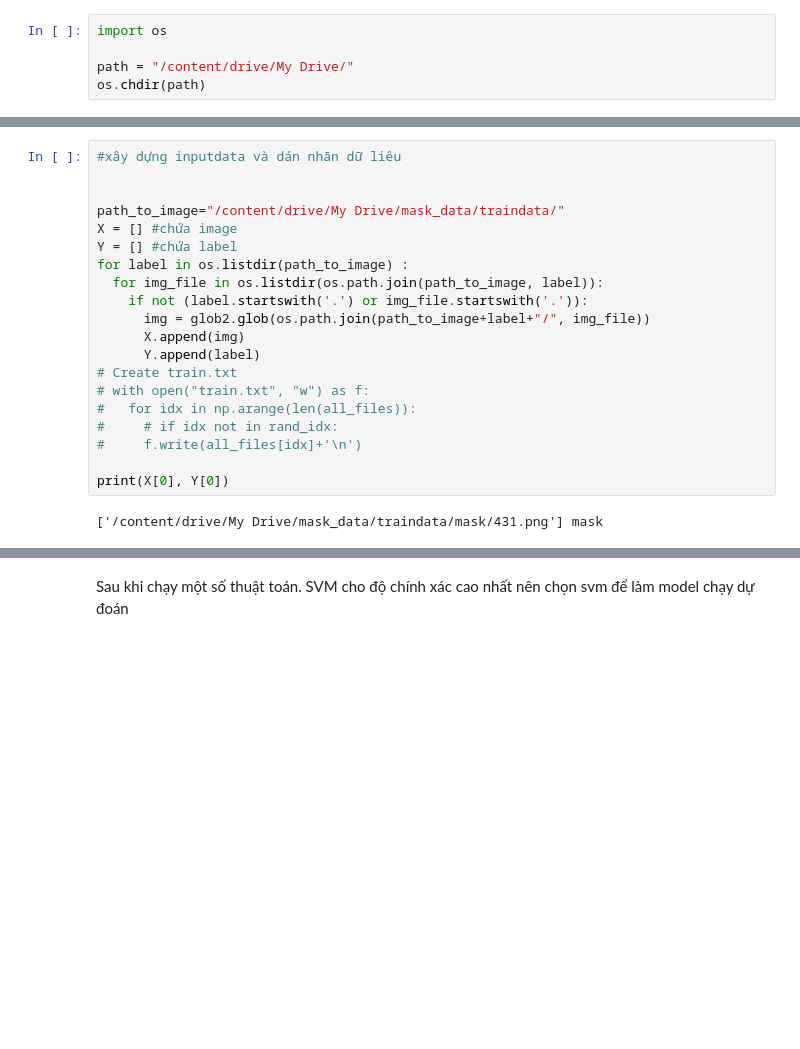
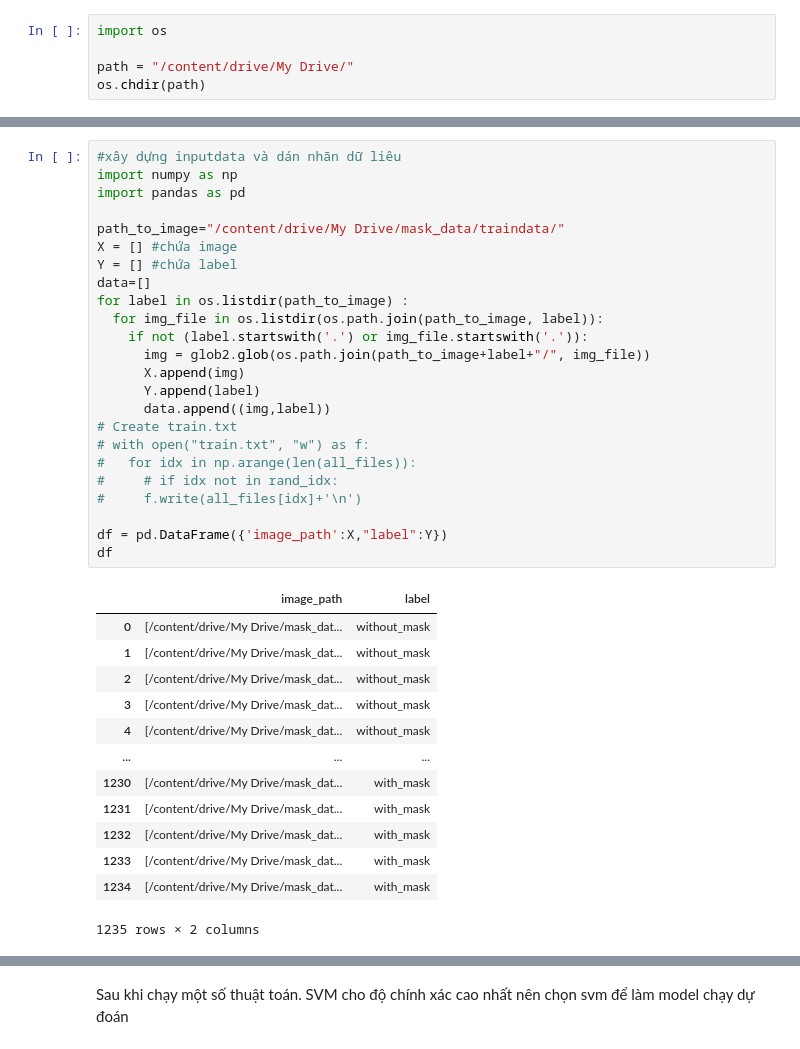
Before and after one commit to buixuanthanh96/CS114.K21, a Jupyter notebook: đồ_án_cuối_kỳ.ipynb, the cells around one changed output, grey strips where cells are left out. Saved outputs shown, nothing was run; the diff lists cells and outputs as text; blank space fills up the shorter version.

```diff
--- a/đồ_án_cuối_kỳ.ipynb
+++ b/đồ_án_cuối_kỳ.ipynb
@@ -108,25 +140,41 @@ without mask:  1459
 # %%
 #xây dựng inputdata và dán nhãn dữ liêu
-
+import numpy as np
+import pandas as pd
 
 path_to_image="/content/drive/My Drive/mask_data/traindata/"
 X = [] #chứa image
 Y = [] #chứa label
+data=[]
 for label in os.listdir(path_to_image) :
   for img_file in os.listdir(os.path.join(path_to_image, label)):
     if not (label.startswith('.') or img_file.startswith('.')):
       img = glob2.glob(os.path.join(path_to_image+label+"/", img_file))
       X.append(img)
       Y.append(label)
+      data.append((img,label))
 # Create train.txt
 # with open("train.txt", "w") as f:
 #   for idx in np.arange(len(all_files)):
 #     # if idx not in rand_idx:
 #     f.write(all_files[idx]+'\n')
 
-print(X[0], Y[0])
+df = pd.DataFrame({'image_path':X,"label":Y})
+df
 # %% [output]
+|  | image_path | label |
+| 0 | [/content/drive/My Drive/mask_dat... | without_mask |
+| 1 | [/content/drive/My Drive/mask_dat... | without_mask |
+| 2 | [/content/drive/My Drive/mask_dat... | without_mask |
+| 3 | [/content/drive/My Drive/mask_dat... | without_mask |
+| 4 | [/content/drive/My Drive/mask_dat... | without_mask |
+| ... | ... | ... |
+| 1230 | [/content/drive/My Drive/mask_dat... | with_mask |
+| 1231 | [/content/drive/My Drive/mask_dat... | with_mask |
+| 1232 | [/content/drive/My Drive/mask_dat... | with_mask |
+| 1233 | [/content/drive/My Drive/mask_dat... | with_mask |
+| 1234 | [/content/drive/My Drive/mask_dat... | with_mask |
-['/content/drive/My Drive/mask_data/traindata/mask/431.png'] mask
+1235 rows × 2 columns
 # %%
 #trích xuất đạc trưng hog
 import cv2
```
Also changed, not shown: parts of 22 cells of this notebook.
